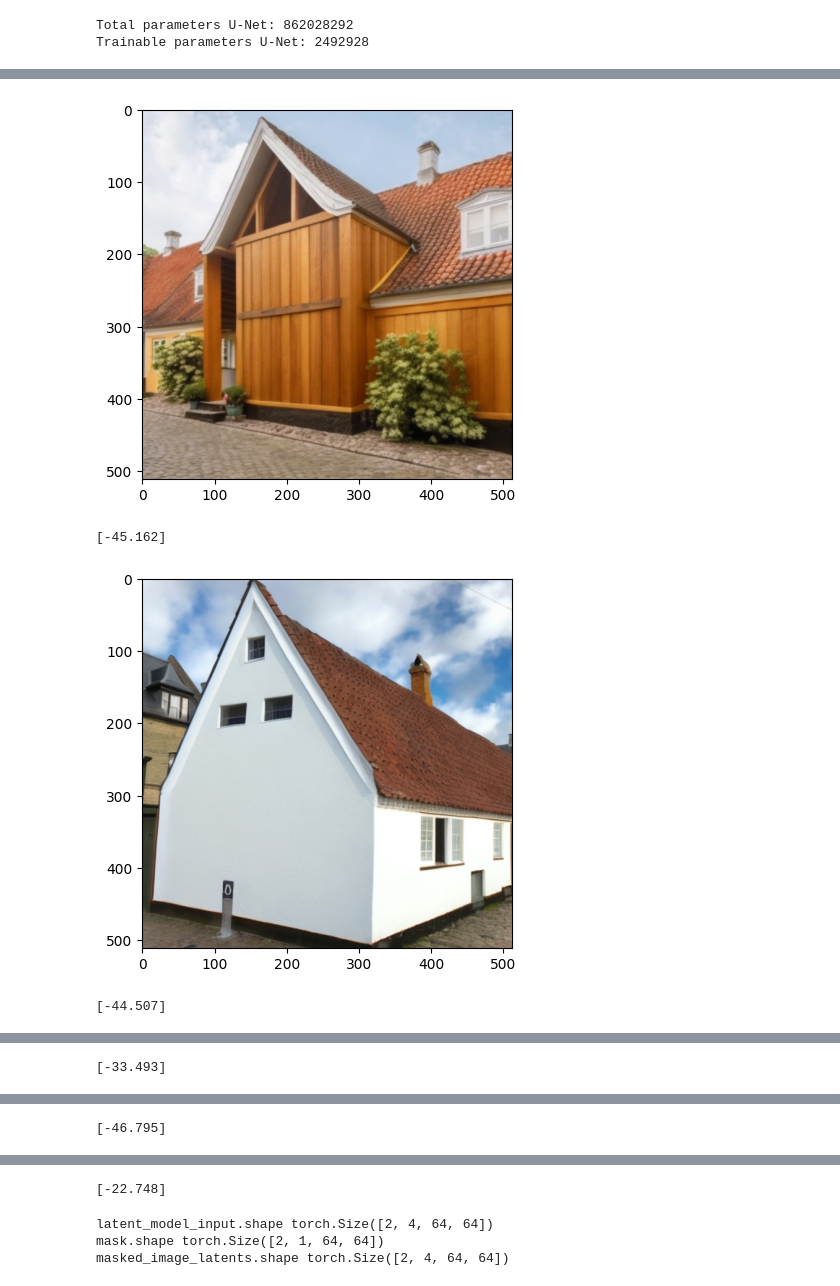
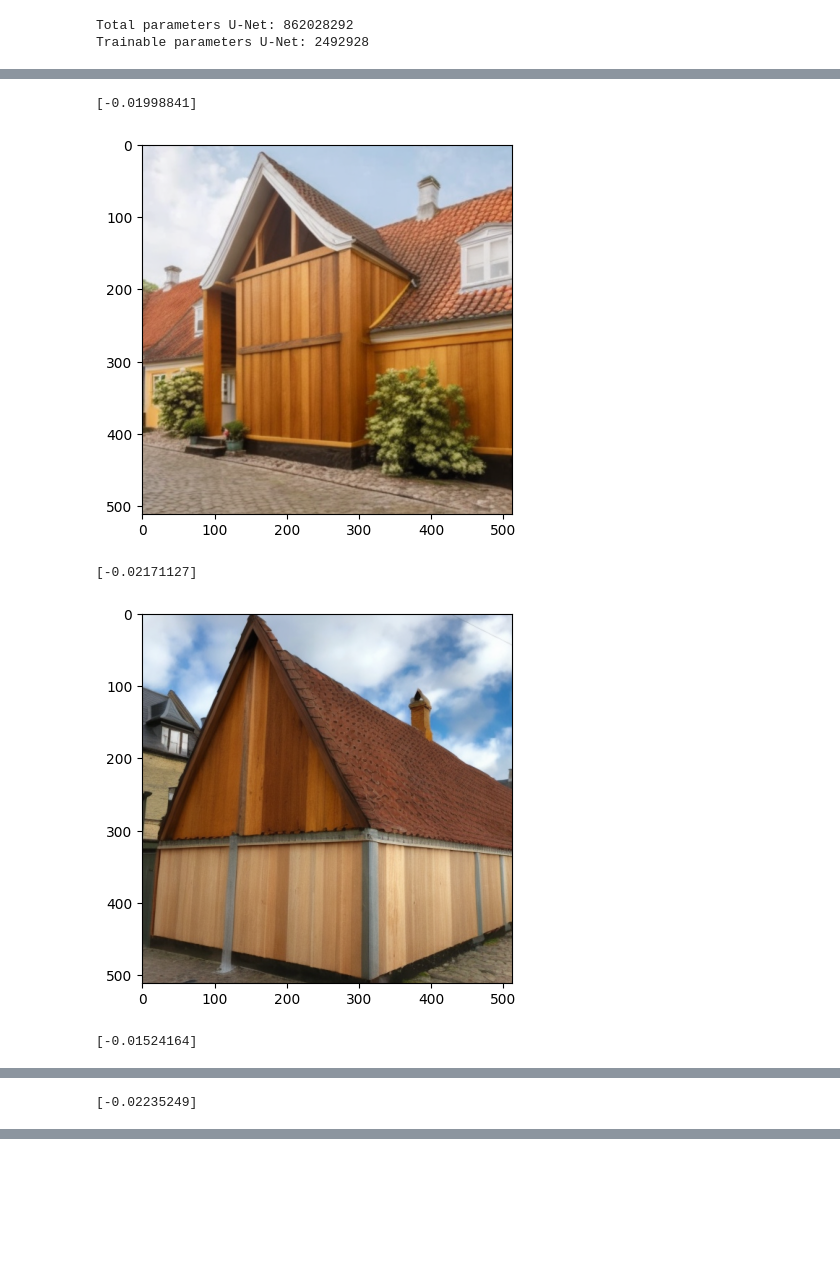
Before and after one commit to maidacundo/ddpo-lora-training, a Jupyter notebook: ddpo_training.ipynb, the cells around one changed output, grey strips where cells are left out. Saved outputs shown, nothing was run; the diff lists cells and outputs as text; code cells hidden in the pictures; blank space fills up the shorter version.

Commit message:
inpainting reward model

```diff
--- a/ddpo_training.ipynb
+++ b/ddpo_training.ipynb
@@ -113,7 +106,7 @@ config.seed = 42
 # top-level logging directory for checkpoint saving.
 config.logdir = "logs"
 # number of epochs to train for. each epoch is one round of sampling from the model followed by training on those samples.
-config.num_epochs = 10
+config.num_epochs = 3
 # number of epochs between saving model checkpoints.
 config.save_freq = 20
 # number of checkpoints to keep before overwriting old ones.
@@ -143,7 +136,7 @@ sample.guidance_scale = 7.5
 sample.batch_size = 1
 # number of batches to sample per epoch. the total number of samples per epoch is `num_batches_per_epoch *
 # batch_size * num_gpus`.
-sample.num_batches_per_epoch = 2
+sample.num_batches_per_epoch = 1
 
 ###### Training ######
 config.train = train = ml_collections.ConfigDict()
@@ -287,6 +289,10 @@ scorer = AestheticScorer(dtype=torch.float32).cuda()
 
 prompt_fn = prompt_from_list
 reward_fn = jpeg_compressibility
+# %%
+print(inpainting_score(gen_images, batch['masks'], batch['images']))
+# %% [output]
+[-0.01998841]
 # %%
 from dataset import SamplingDataset
 from dataloader import SamplingDataLoader
@@ -380,9 +386,9 @@ for epoch in range(first_epoch, config.num_epochs):
             log_probs = torch.stack(log_probs, dim=1)  # (batch_size, num_steps, 1)
             timesteps = dppo_pipe.scheduler.timesteps.repeat(config.sample.batch_size, 1)  # (batch_size, num_steps)
 
-            reward = reward_fn(scorer, gen_images)
-            gen_images = convert_images(gen_images)
-            plt.imshow(gen_images[0])
+            reward = inpainting_score(gen_images, batch["masks"], batch["images"])
+            gen_images_pil = convert_images(gen_images)
+            plt.imshow(gen_images_pil[0])
             plt.show()
             print(reward)
 
@@ -399,7 +405,14 @@ for epoch in range(first_epoch, config.num_epochs):
                     "rewards": reward,
                 }
             )
-            prompt_image_pairs.append((batch["prompts"], gen_images, reward))
+            prompt_image_pairs.append((batch["prompts"], gen_images_pil, reward))
+
+    gen_images_all = [wandb.Image(gen_images[0]) for _, gen_images, _ in prompt_image_pairs]
+    rewards_all = [reward for _, _, reward in prompt_image_pairs]
+    rewards_all = np.array(rewards_all).mean()
+
+    accelerator.log({"gen_images": gen_images_all, "rewards": rewards_all}, step=global_step)
+
 
     #################### TRAINING ####################
 
@@ -521,35 +534,35 @@ for epoch in range(first_epoch, config.num_epochs):
 
                 # debugging values
                 # John Schulman says that (ratio - 1) - log(ratio) is a better
                 # estimator, but most existing code uses this so...
                 # http://joschu.net/blog/kl-approx.html
                 info["approx_kl"].append(0.5 * torch.mean((log_prob - sample["log_probs"][:, j]) ** 2))
                 info["clipfrac"].append(torch.mean((torch.abs(ratio - 1.0) > config.train.clip_range).float()))
                 info["loss"].append(loss)
 
                 # backward pass
                 accelerator.backward(loss)
                 if accelerator.sync_gradients:
                     accelerator.clip_grad_norm_(dppo_pipe.unet.parameters(), config.train.max_grad_norm)
                 optimizer.step()
                 optimizer.zero_grad()
 
             # Checks if the accelerator has performed an optimization step behind the scenes
             if accelerator.sync_gradients:
                 assert (j == num_train_timesteps - 1) and (
                     i + 1
                 ) % config.train.gradient_accumulation_steps == 0
                 # log training-related stuff
                 info = {k: torch.mean(torch.stack(v)) for k, v in info.items()}
                 info = accelerator.reduce(info, reduction="mean")
                 info.update({"epoch": epoch, "inner_epoch": inner_epoch})
                 accelerator.log(info, step=global_step)
                 global_step += 1
                 info = defaultdict(list)
 # %% [output]
 [figure]
-[-45.162]
+[-0.02171127]
-[figure, old version]
+[figure, new version]
-[-44.507]
+[-0.01524164]
 [figure]
-[-33.493]
+[-0.02235249]
@@ -559 +585,0 @@ for epoch in range(first_epoch, config.num_epochs):
-[-46.795]
@@ -561,4 +585,0 @@ for epoch in range(first_epoch, config.num_epochs):
-[-22.748]
-latent_model_input.shape torch.Size([2, 4, 64, 64])
-mask.shape torch.Size([2, 1, 64, 64])
-masked_image_latents.shape torch.Size([2, 4, 64, 64])
```
Also changed, not shown: parts of 9 cells of this notebook, 2 other files.
